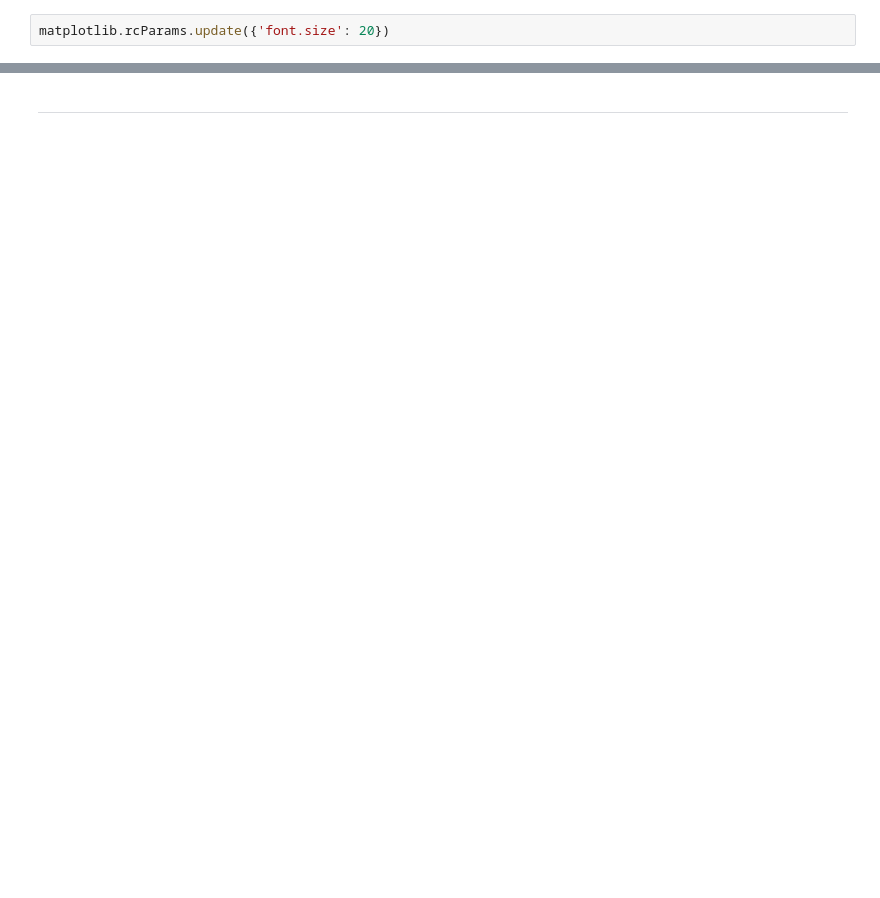
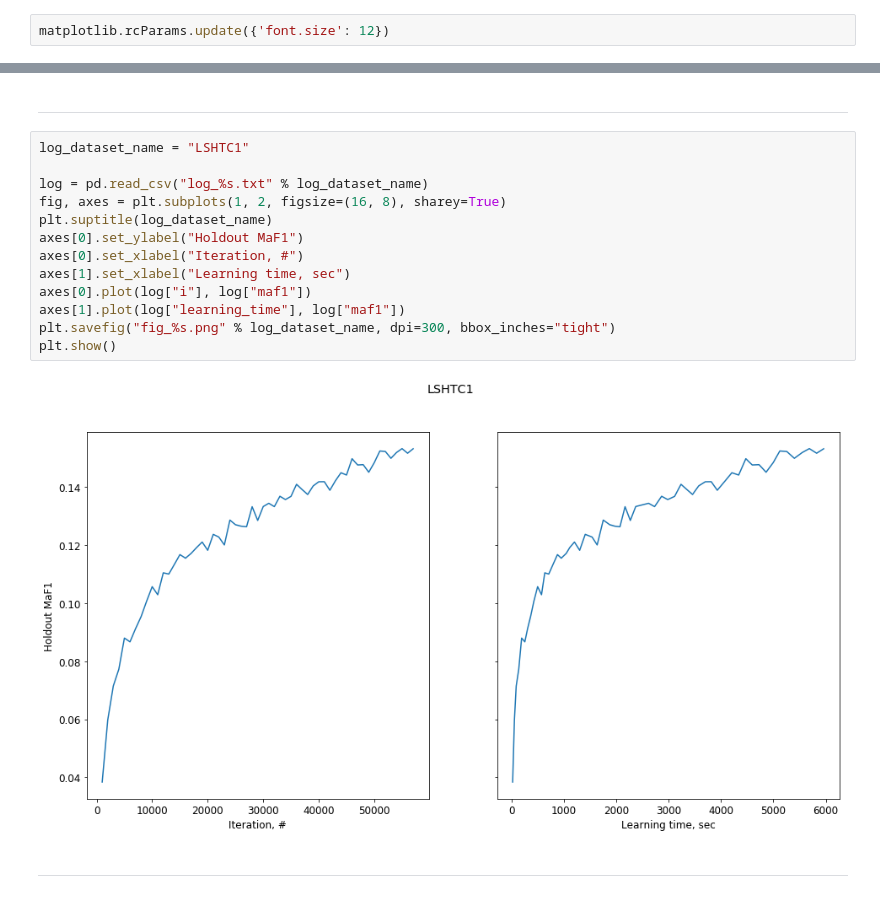
Before and after one commit to AVBelyy/sparse-multi-svm, a Jupyter notebook: experiments/Pegasos.ipynb, the cells around one changed output, grey strips where cells are left out. Cells and saved outputs as stored; diff of their text form; blank space fills up the shorter version.

```diff
--- a/experiments/Pegasos.ipynb
+++ b/experiments/Pegasos.ipynb
@@ -26,5 +30,5 @@ from tqdm import tqdm
 # %%
-matplotlib.rcParams.update({'font.size': 20})
+matplotlib.rcParams.update({'font.size': 12})
 # %% [markdown]
 Our datasets:
 # %%
@@ -683,2 +685,19 @@ sum([x.nnz for x in W.m]) / (len(W.m) * W.m[0].shape[1])
 # %% [markdown]
 ---
+# %%
+log_dataset_name = "LSHTC1"
+
+log = pd.read_csv("log_%s.txt" % log_dataset_name)
+fig, axes = plt.subplots(1, 2, figsize=(16, 8), sharey=True)
+plt.suptitle(log_dataset_name)
+axes[0].set_ylabel("Holdout MaF1")
+axes[0].set_xlabel("Iteration, #")
+axes[1].set_xlabel("Learning time, sec")
+axes[0].plot(log["i"], log["maf1"])
+axes[1].plot(log["learning_time"], log["maf1"])
+plt.savefig("fig_%s.png" % log_dataset_name, dpi=300, bbox_inches="tight")
+plt.show()
+# %% [output]
+[figure, added]
+# %% [markdown]
+---
```
Also changed, not shown: parts of 20 cells of this notebook, 2 other files.
